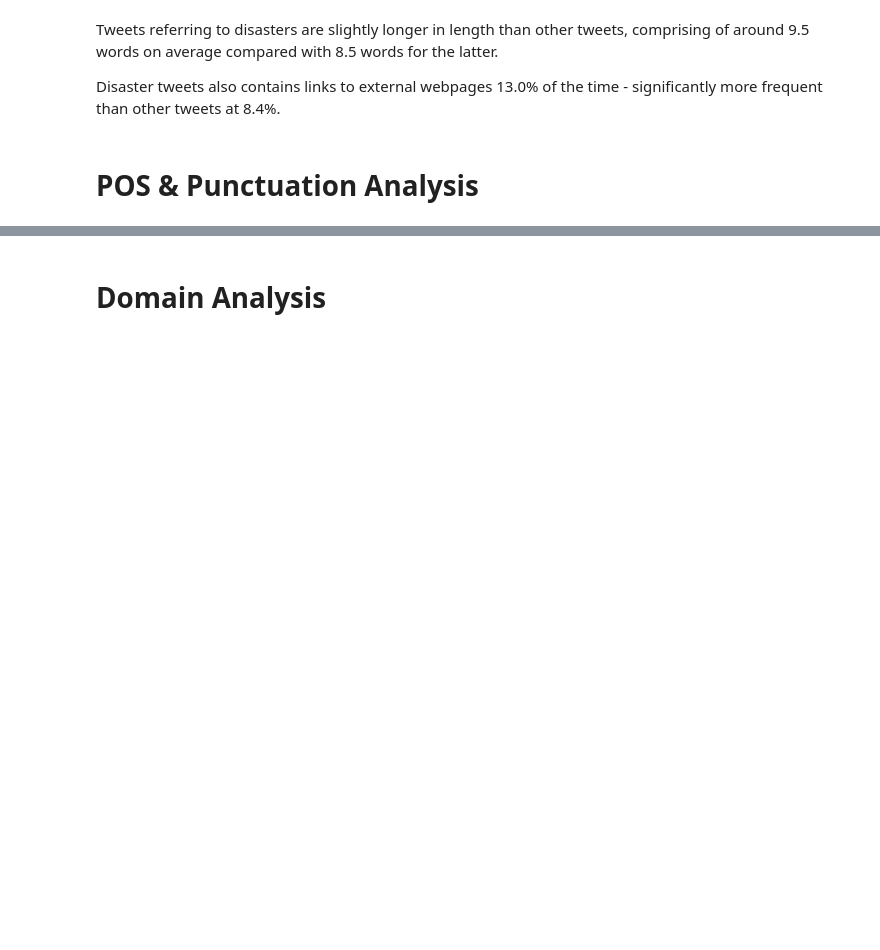
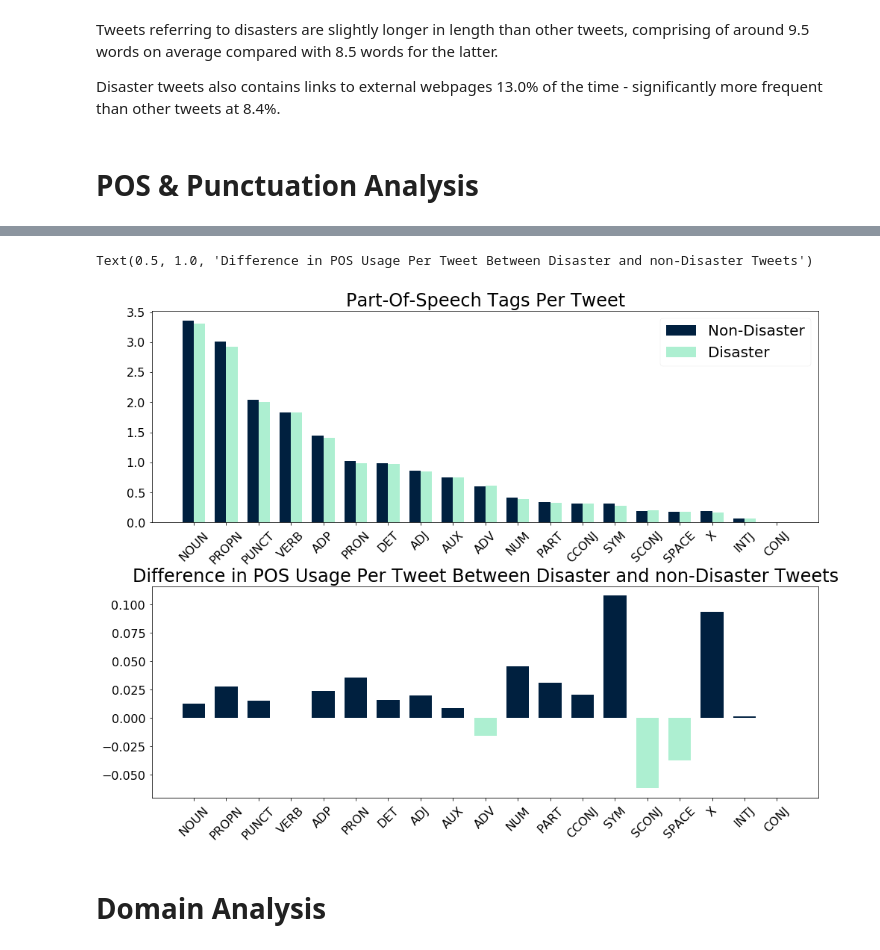
Before and after one commit to vegarab/aml-twitter-fakeornot, a Jupyter notebook: notebooks/quantitative-stats.ipynb, the cells around one changed output, grey strips where cells are left out. Cells and saved outputs as stored; diff of their text form; code cells hidden in the pictures; blank space fills up the shorter version.

```diff
--- a/notebooks/quantitative-stats.ipynb
+++ b/notebooks/quantitative-stats.ipynb
@@ -335,35 +336,46 @@ ind = np.arange(N)
 width = 0.35
 
 fig7, ax = plt.subplots(2,1, figsize=(16,12))
+# increase spacing between subplots to accommodate larger and rotated labels
+plt.subplots_adjust(hspace = 0.3)
 
 ax[0].bar(ind, list(zip(*pos_sorted_0))[1], width, color=COLOR_0, label='Non-Disaster')
 ax[0].bar(ind+width, list(zip(*pos_sorted_1))[1], width, color=COLOR_1, label='Disaster')
 
 ax[0].set_xticks(ind + width / 2)
 ax[0].set_xticklabels(list(zip(*pos_sorted_0))[0])
+
+for tick in ax[0].get_xticklabels():
+    tick.set_rotation(45)
 
 ax[0].legend(loc='best', fontsize=SUBTITLE_SIZE)
 
 ax[0].tick_params(labelsize=TICK_SIZE)
 
 ax[0].set_title('Part-Of-Speech Tags Per Tweet', fontsize=TITLE_SIZE)
 
 
 N = len(list(zip(*pos_sorted_0))[1])
 ind = np.arange(N)
 width = 0.7
 
 the_data = [diff_func(a,b) for a,b in zip(list(zip(*pos_sorted_0))[1],list(zip(*pos_sorted_1))[1])]
 
 ax[1].bar(ind, the_data, width,
       color=[COLOR_0 if x > 0 else COLOR_1 for x in the_data])
 
 ax[1].set_xticks(ind)
 ax[1].set_xticklabels(list(zip(*pos_sorted_0))[0])
 
+for tick in ax[1].get_xticklabels():
+    tick.set_rotation(45)
+
 ax[1].tick_params(labelsize=TICK_SIZE)
 
-ax[1].set_title('Difference in Part-Of-Speech Usage Per Tweet Between Disaster and non-Disaster Tweets', fontsize=TITLE_SIZE)
+ax[1].set_title('Difference in POS Usage Per Tweet Between Disaster and non-Disaster Tweets', fontsize=TITLE_SIZE)
+# %% [output]
+Text(0.5, 1.0, 'Difference in POS Usage Per Tweet Between Disaster and non-Disaster Tweets')
+[figure, added]
 # %% [markdown]
 # Domain Analysis
 # %%
```
Also changed, not shown: parts of 11 cells of this notebook, 12 other files.
